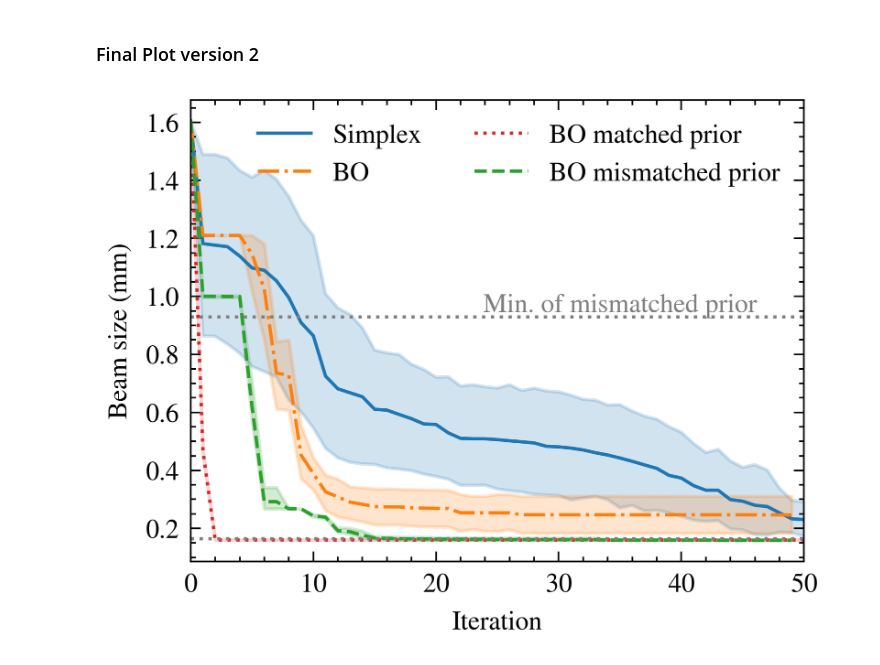
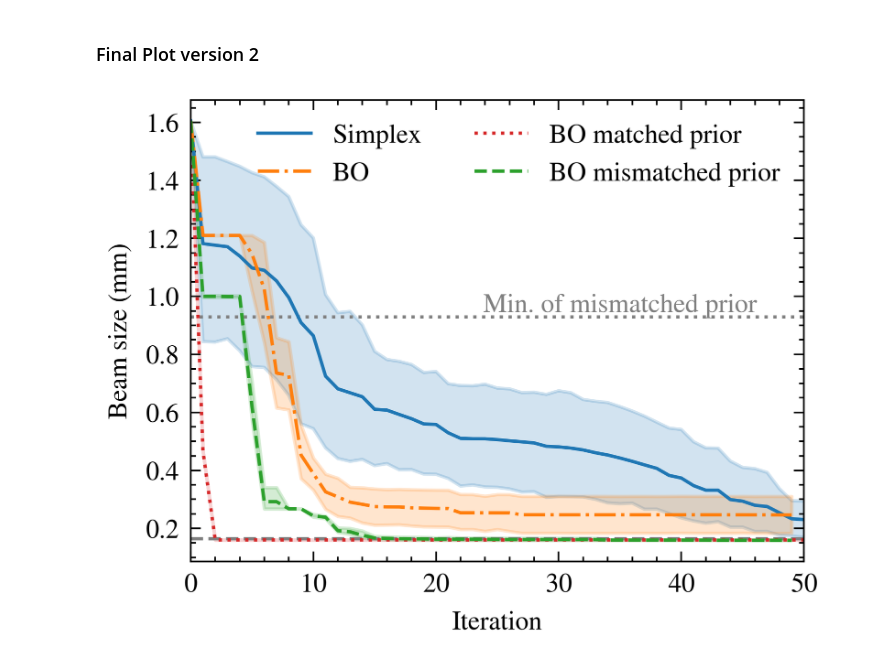
Before and after one commit to desy-ml/cheetah-demos, a Jupyter notebook: bo_prior/plot_bo_cheetah_result.ipynb, the cells around one changed output. Saved outputs shown, nothing was run; the diff lists cells and outputs as text; code cells hidden in the pictures.

Commit message:
plot updates

```diff
--- a/bo_prior/plot_bo_cheetah_result.ipynb
+++ b/bo_prior/plot_bo_cheetah_result.ipynb
@@ -148,31 +148,32 @@ fig.tight_layout()
 # %%
 figsize = list(plt.rcParams["figure.figsize"])
 fig = plt.figure(figsize=figsize)
 ax = plt.gca()
 
+ax.axhline(y=best_original_in_mismatched["mae"], color="grey", linestyle=":")
+ax.axhline(y=Z_mismatched.min(), color="grey", linestyle="--")
 sns.lineplot(data=df_nm_mismatched, x="step", y="best_mae", ax=ax, label="Simplex", color=colors[0], ls="-")
 sns.lineplot(data=df_bo_mismatched, x="step", y="best_mae", ax=ax, label="BO", color=colors[1], ls="-.")
 sns.lineplot(data=df_bo_prior_matched_newtask, x="step", y="best_mae", ax=ax, label="BO matched prior", color=colors[3], ls=":")
 sns.lineplot(data=df_bo_prior_mismatched, x="step", y="best_mae", ax=ax, label="BO mismatched prior", color=colors[2], ls="--")
-ax.axhline(y=best_original_in_mismatched["mae"], color="grey", linestyle=":")
-ax.axhline(y=Z_mismatched.min(), color="grey", linestyle=":")
+
 ax.text(0.7, 0.54, "Min. of mismatched prior", transform=ax.transAxes, color="grey", ha="center", fontdict={"size": 8})
 
 yticks = ax.get_yticks()[1:]
 ax.set_yticks(np.arange(0.2, 1.8, 0.2)*1e-3)
 ax.set_yticklabels(np.arange(0.2, 1.8, 0.2).round(2)) # Remove numerical error in the labels
 # ax.set_yticks(ticks=yticks)
 # ax.set_yticklabels(labels=1000 * yticks)
 # from matplotlib.ticker import FormatStrFormatter, FuncFormatter
 # def y_fmt(tick_val, pos):
 #     return tick_val * 1000
 # ax.yaxis.set_major_formatter(FuncFormatter(y_fmt))
 # plt.gca().yaxis.set_major_formatter(FormatStrFormatter('%.2f'))
 ax.set_ylabel("Beam size (mm)")
 ax.set_xlabel("Iteration")
 ax.set_xlim(0, 50)
 ax.legend(ncol=2)
 # ax.get_legend().remove()
 fig.savefig("../figures/bo_cheetah_prior_result.pdf", bbox_inches="tight")
 # %% [output]
-[figure, old version]
+[figure, new version]
```
Also changed, not shown: 1 other file.
